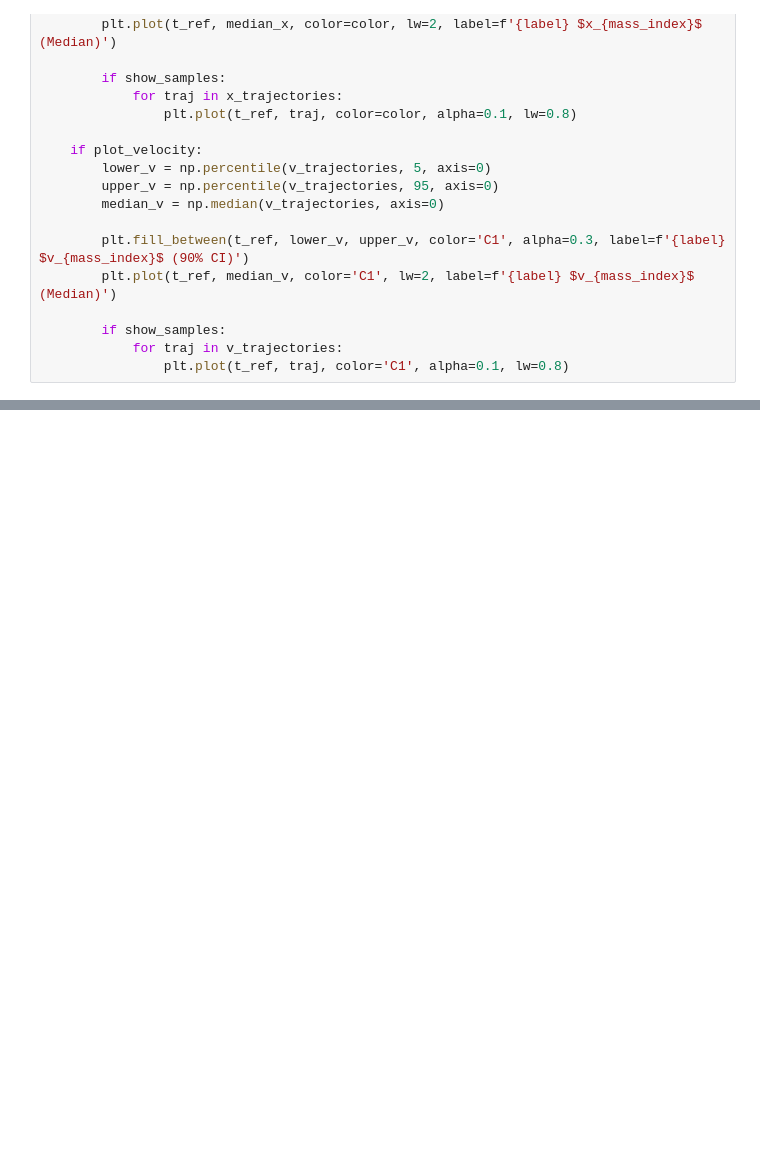
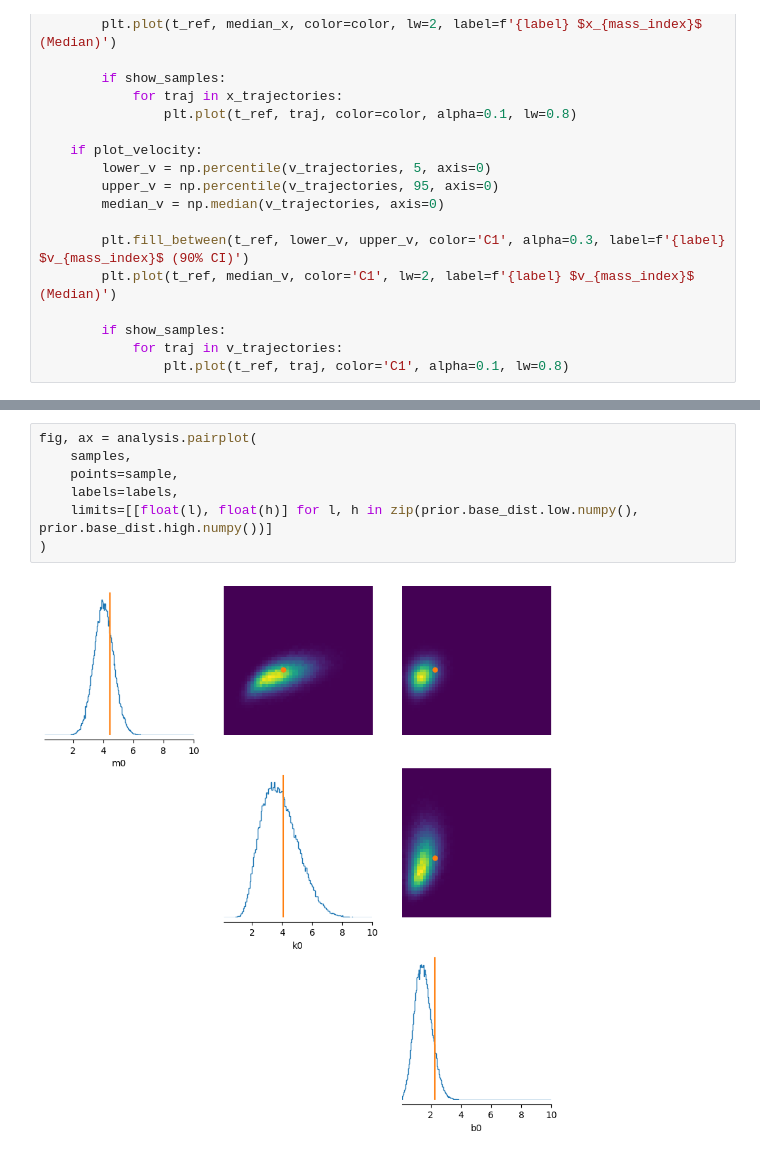
Before and after one commit to skcajs/pandora, a Jupyter notebook: notebooks/simulation_based_inference/msd/multi-msd-expl-stachostic.ipynb, the cells around one changed output, grey strips where cells are left out. Saved outputs shown, nothing was run; the diff lists cells and outputs as text; blank space fills up the shorter version.

```diff
--- a/notebooks/simulation_based_inference/msd/multi-msd-expl-stachostic.ipynb
+++ b/notebooks/simulation_based_inference/msd/multi-msd-expl-stachostic.ipynb
@@ -373,0 +514,9 @@ plt.show()
+# %%
+fig, ax = analysis.pairplot(
+    samples,
+    points=sample,
+    labels=labels,
+    limits=[[float(l), float(h)] for l, h in zip(prior.base_dist.low.numpy(), prior.base_dist.high.numpy())]
+)
+# %% [output]
+[figure, added]
```
Also changed, not shown: parts of 11 cells of this notebook, 2 other files.
